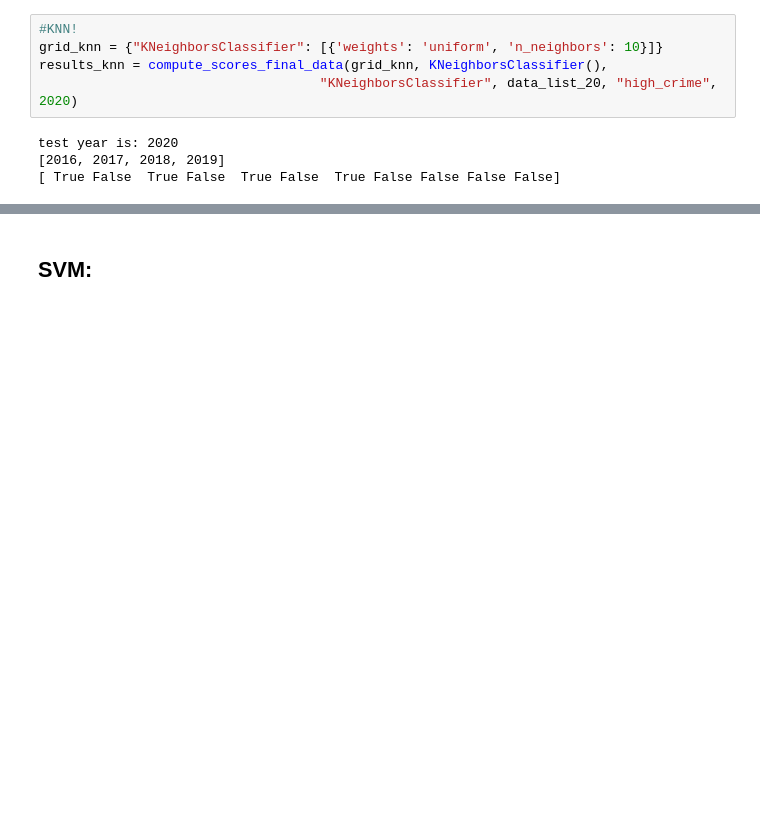
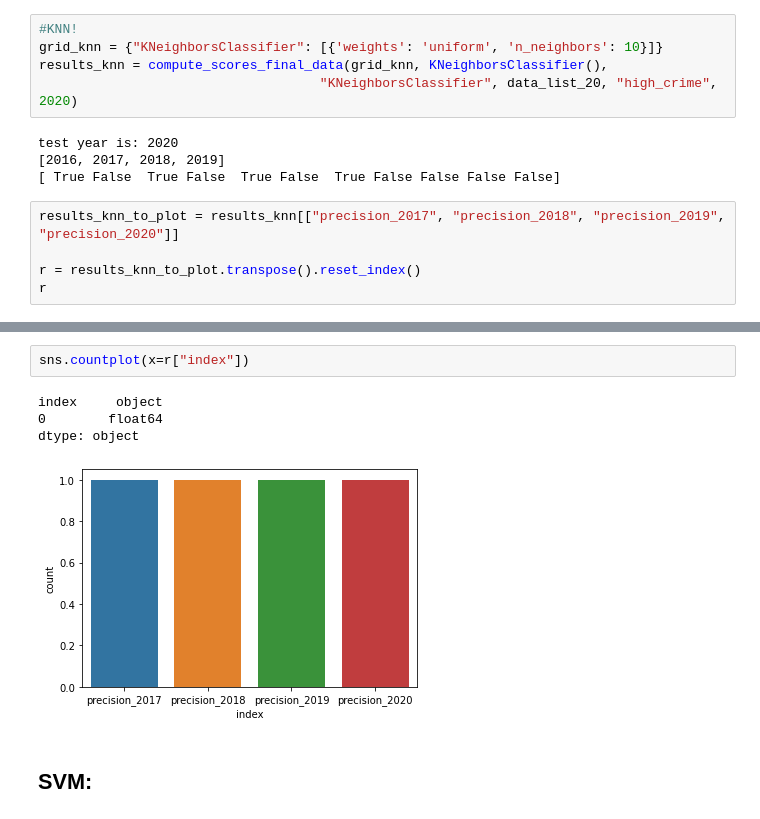
Before and after one commit to Deckart2/capp_30254_crime_forcasting, a Jupyter notebook: scripts/Final Models.ipynb, the cells around one changed output, grey strips where cells are left out. Saved outputs shown, nothing was run; the diff lists cells and outputs as text; blank space fills up the shorter version.

```diff
--- a/scripts/Final Models.ipynb
+++ b/scripts/Final Models.ipynb
@@ -117,3 +122,8 @@ results_knn = compute_scores_final_data(grid_knn, KNeighborsClassifier(),
 test year is: 2020
 [2016, 2017, 2018, 2019]
 [ True False  True False  True False  True False False False False]
+# %%
+results_knn_to_plot = results_knn[["precision_2017", "precision_2018", "precision_2019", "precision_2020"]]
+
+r = results_knn_to_plot.transpose().reset_index()
+r
@@ -120,3 +136,10 @@ test year is: 2020
+# %%
+sns.countplot(x=r["index"])
+# %% [output]
+index     object
+0        float64
+dtype: object
+[figure, added]
 # %% [markdown]
 ## SVM:
 # %%
```
Also changed, not shown: parts of 2 cells of this notebook, 2 other files.
